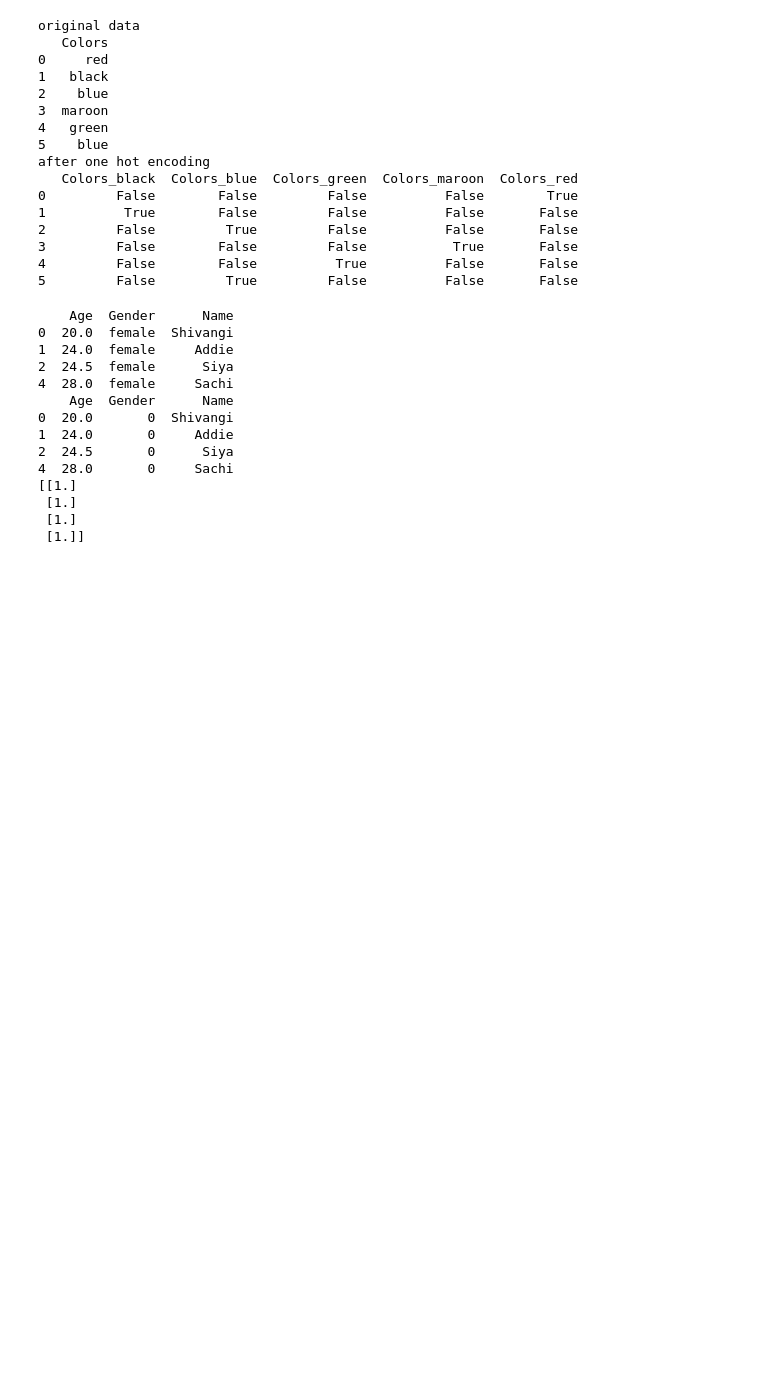
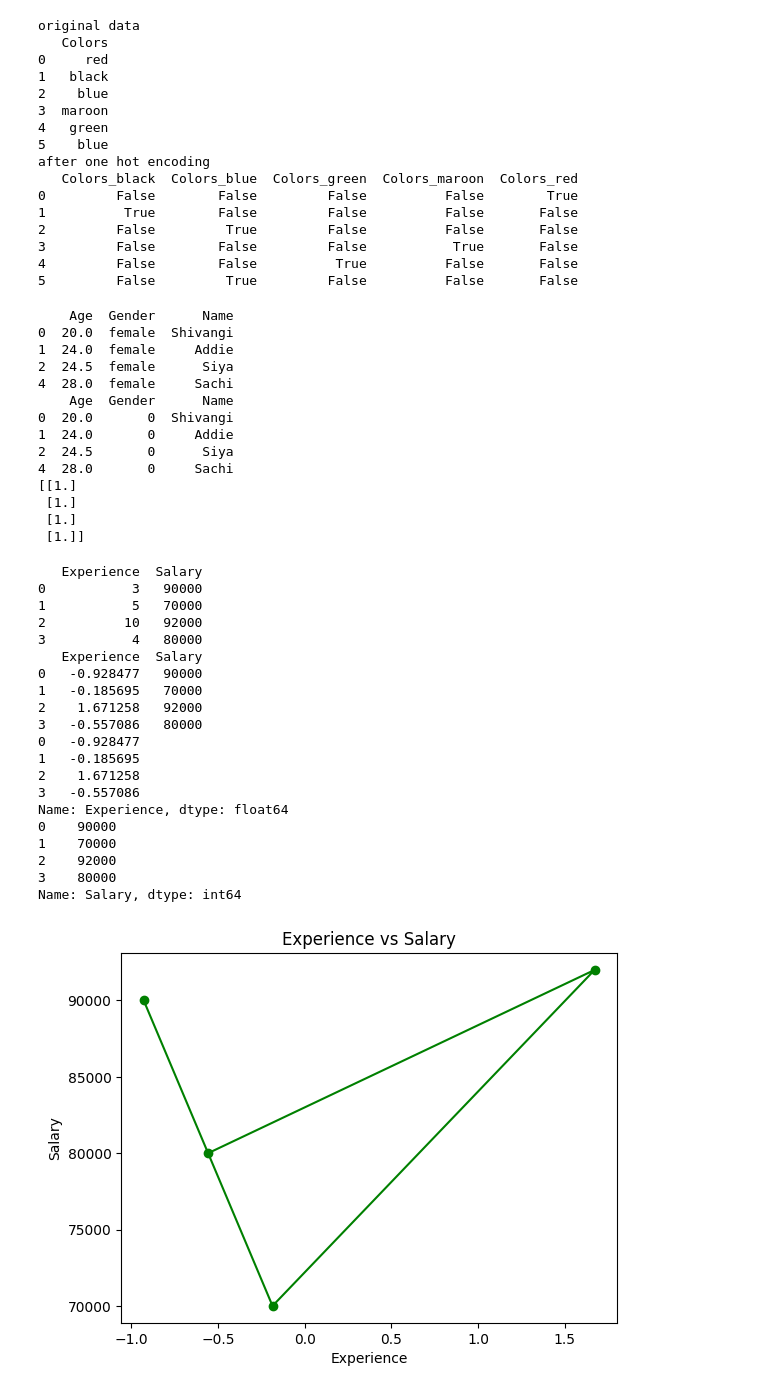
Before and after one commit to Shivangi144/Data-science-, a Jupyter notebook: ml.ipynb, the cells around one changed output. Drawn from its saved outputs; the diff is of its cells as text; code cells hidden in the pictures; blank space fills up the shorter version.

```diff
--- a/ml.ipynb
+++ b/ml.ipynb
@@ -114,3 +114,53 @@ print(oe_e)
  [1.]
  [1.]
  [1.]]
+# %%
+#feature scaling
+import numpy as np
+import pandas as pd
+import matplotlib.pyplot as plt
+from sklearn.preprocessing import StandardScaler
+data = {
+    "Experience": [3,5,10,4],
+    "Salary":[90000,70000,92000,80000],
+}
+df = pd.DataFrame(data)
+print(df)
+
+#std scaler
+scaler = StandardScaler()
+df["Experience"] = scaler.fit_transform(df[["Experience"]])
+print(df)
+
+# split data
+X = df["Experience"]
+y = df["Salary"]
+print(X)
+print(y)
+plt.plot(df['Experience'],df['Salary'],color = 'green',marker = 'o')
+plt.xlabel('Experience')
+plt.ylabel('Salary')
+plt.title('Experience vs Salary')
+plt.show()
+# %% [output]
+   Experience  Salary
+0           3   90000
+1           5   70000
+2          10   92000
+3           4   80000
+   Experience  Salary
+0   -0.928477   90000
+1   -0.185695   70000
+2    1.671258   92000
+3   -0.557086   80000
+0   -0.928477
+1   -0.185695
+2    1.671258
+3   -0.557086
+Name: Experience, dtype: float64
+0    90000
+1    70000
+2    92000
+3    80000
+Name: Salary, dtype: int64
+[figure, added]
```
Also changed, not shown: parts of 2 cells of this notebook.
